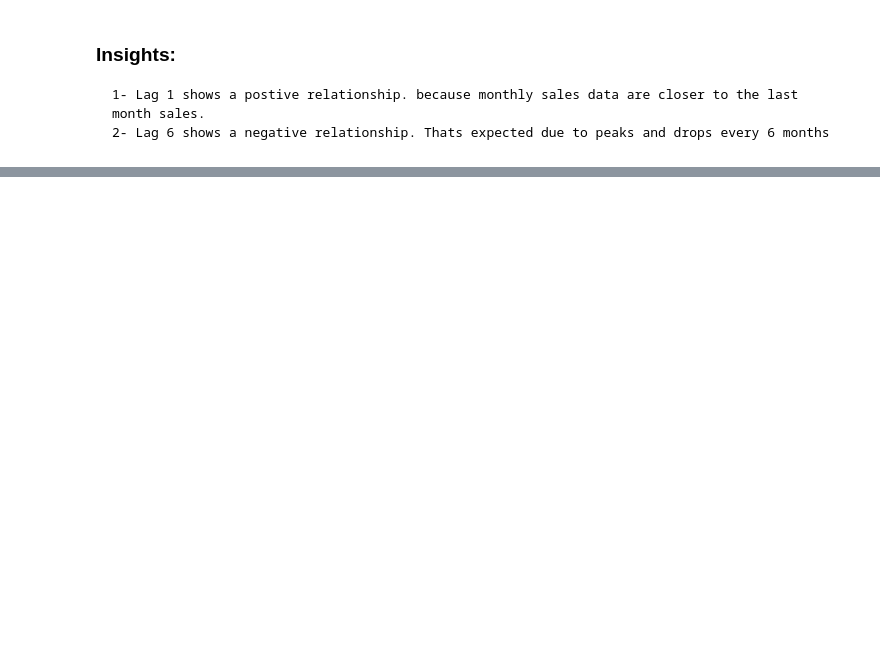
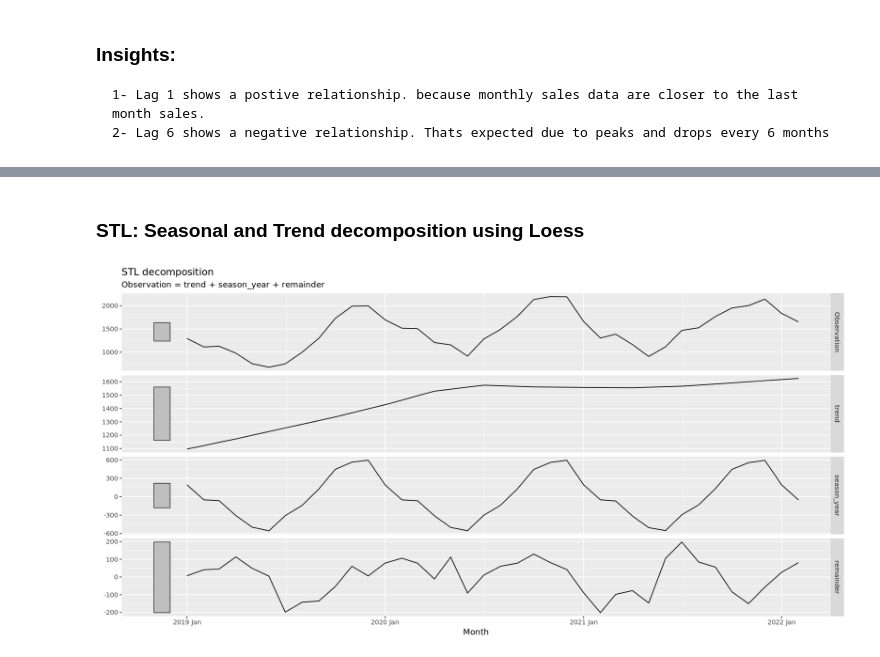
Before and after one commit to Ibrahim-Khayat/-IE499, a Jupyter notebook: index.ipynb, the cells around one changed output, grey strips where cells are left out. Saved outputs shown, nothing was run; the diff lists cells and outputs as text; code cells hidden in the pictures; blank space fills up the shorter version.

```diff
--- a/index.ipynb
+++ b/index.ipynb
@@ -187,0 +259,9 @@ Chips_train |>
+# %% [markdown]
+### STL: Seasonal and Trend decomposition using Loess
+# %%
+dcmp <- Chips_train |>
+  model(stl = STL(Observation))
+
+components(dcmp) |> autoplot()
+# %% [output]
+[figure, added]
```
Also changed, not shown: parts of 23 cells of this notebook.
